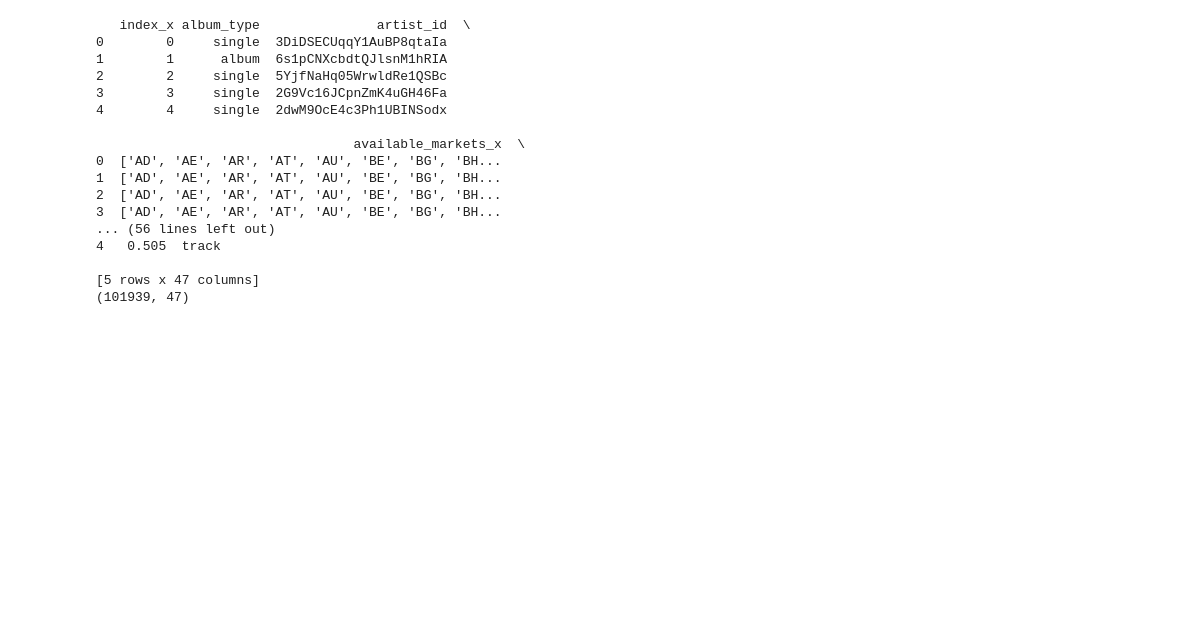
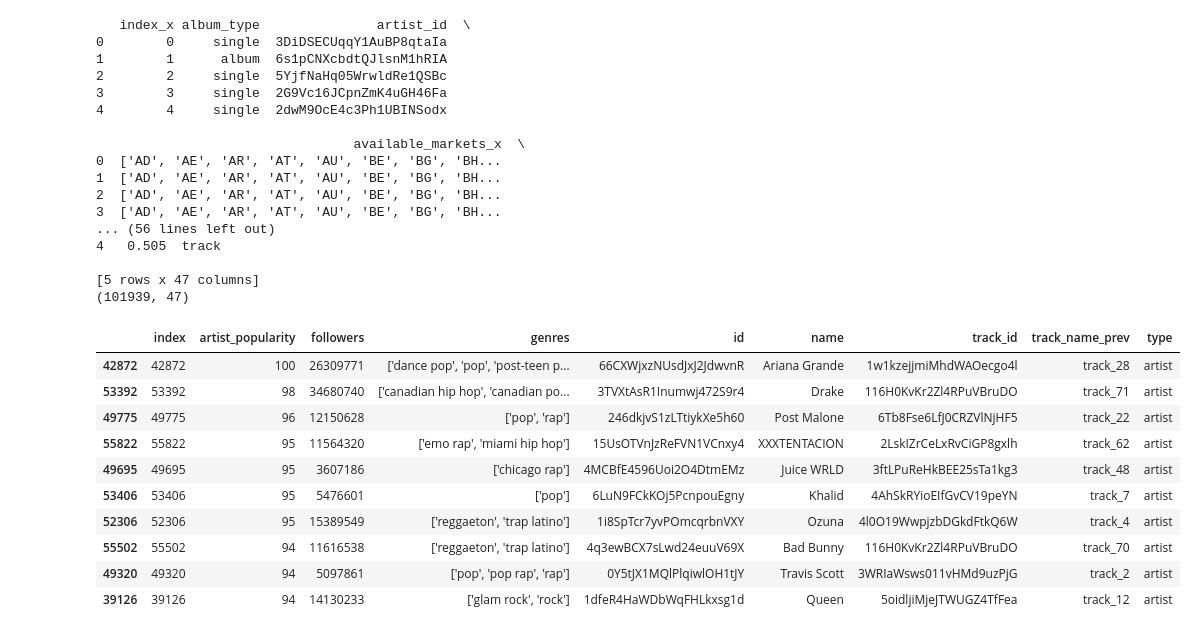
Before and after one commit to philiprobertovich/pandas, a Jupyter notebook: pandas.ipynb, the cells around one changed output. Drawn from its saved outputs; the diff is of its cells as text; code cells hidden in the pictures; blank space fills up the shorter version.

Commit message:
create statistical data based on artist popularity. Does not include artist name frequency yet.

```diff
--- a/pandas.ipynb
+++ b/pandas.ipynb
@@ -196,3 +196,23 @@ print(albums_tracks_join.shape)
 
 [5 rows x 47 columns]
 (101939, 47)
+# %%
+artists.describe()
+
+# Ariana Grande is the most popular artist in the dataframe
+artists[artists.artist_popularity == 100]
+
+# Shows top 10 popular artists
+artists.sort_values(by='artist_popularity', ascending=False).head(10)
+# %% [output]
+|  | index | artist_popularity | followers | genres | id | name | track_id | track_name_prev | type |
+| 42872 | 42872 | 100 | 26309771 | ['dance pop', 'pop', 'post-teen p... | 66CXWjxzNUsdJxJ2JdwvnR | Ariana Grande | 1w1kzejjmiMhdWAOecgo4l | track_28 | artist |
+| 53392 | 53392 | 98 | 34680740 | ['canadian hip hop', 'canadian po... | 3TVXtAsR1Inumwj472S9r4 | Drake | 116H0KvKr2Zl4RPuVBruDO | track_71 | artist |
+| 49775 | 49775 | 96 | 12150628 | ['pop', 'rap'] | 246dkjvS1zLTtiykXe5h60 | Post Malone | 6Tb8Fse6LfJ0CRZVlNjHF5 | track_22 | artist |
+| 55822 | 55822 | 95 | 11564320 | ['emo rap', 'miami hip hop'] | 15UsOTVnJzReFVN1VCnxy4 | XXXTENTACION | 2LskIZrCeLxRvCiGP8gxlh | track_62 | artist |
+| 49695 | 49695 | 95 | 3607186 | ['chicago rap'] | 4MCBfE4596Uoi2O4DtmEMz | Juice WRLD | 3ftLPuReHkBEE25sTa1kg3 | track_48 | artist |
+| 53406 | 53406 | 95 | 5476601 | ['pop'] | 6LuN9FCkKOj5PcnpouEgny | Khalid | 4AhSkRYioEIfGvCV19peYN | track_7 | artist |
+| 52306 | 52306 | 95 | 15389549 | ['reggaeton', 'trap latino'] | 1i8SpTcr7yvPOmcqrbnVXY | Ozuna | 4l0O19WwpjzbDGkdFtkQ6W | track_4 | artist |
+| 55502 | 55502 | 94 | 11616538 | ['reggaeton', 'trap latino'] | 4q3ewBCX7sLwd24euuV69X | Bad Bunny | 116H0KvKr2Zl4RPuVBruDO | track_70 | artist |
+| 49320 | 49320 | 94 | 5097861 | ['pop', 'pop rap', 'rap'] | 0Y5tJX1MQlPlqiwlOH1tJY | Travis Scott | 3WRIaWsws011vHMd9uzPjG | track_2 | artist |
+| 39126 | 39126 | 94 | 14130233 | ['glam rock', 'rock'] | 1dfeR4HaWDbWqFHLkxsg1d | Queen | 5oidljiMjeJTWUGZ4TfFea | track_12 | artist |
```
